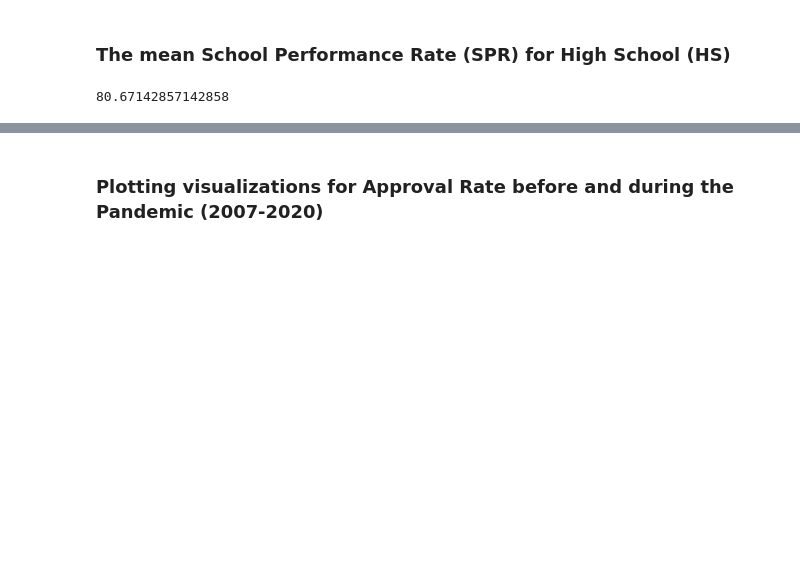
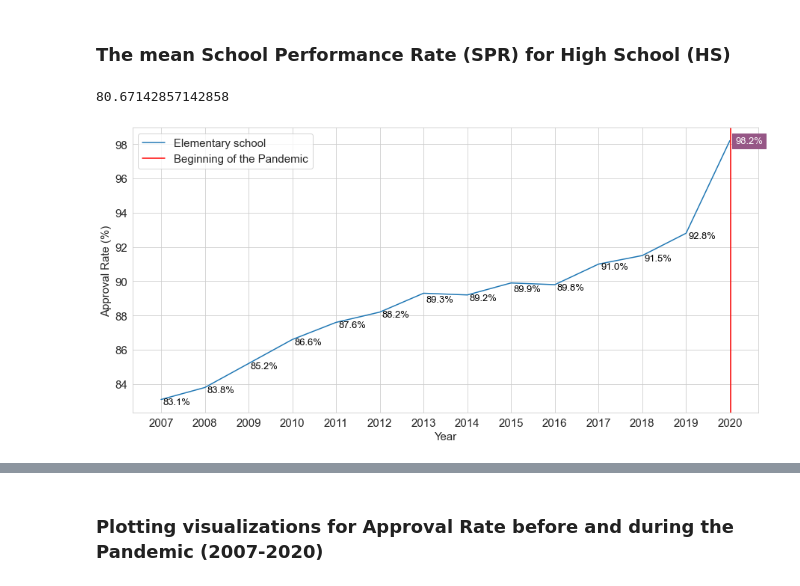
Before and after one commit to aianshay/covid-impacts-on-education, a Jupyter notebook: viz_rq1_rq2.ipynb, the cells around one changed output, grey strips where cells are left out. Drawn from its saved outputs; the diff is of its cells as text; code cells hidden in the pictures; blank space fills up the shorter version.

Commit message:
Changing graphs from regplot to lineplot

```diff
--- a/viz_rq1_rq2.ipynb
+++ b/viz_rq1_rq2.ipynb
@@ -51,0 +47,75 @@ markersize=9
+# %%
+# Constants
+x_2020_shift = 0.13
+y_2020_shift = 0.15
+markersize=9
+
+x_shift = 0.05
+y_shift = 0.3
+y_2010_shift = 0.5
+y_2013_shift = 0.5
+y_2015_shift = 0.5
+y_2017_shift = 0.5
+# %%
+sns.set_style("whitegrid")
+plt.figure(figsize=(15,7))
+
+# plt.title("Elementary School Approval Rate before and during the COVID-19 Pandemic")
+ax = sns.lineplot(data=data, x='Ano', y='Total - EF', label="Elementary school")
+
+ax.set(xticks=data.Ano.values)
+
+plt.rcParams.update({'font.size': 13})
+
+y_2020_EM = data[data['Ano']==2020]['Total - EF'].iloc[0]
+plt.text(2020+x_2020_shift, y_2020_EM-y_2020_shift, '{:.1f}%'.format(y_2020_EM), color='white').set_backgroundcolor('#965786')
+
+y_2019_EM = data[data['Ano']==2019]['Total - EF'].iloc[0]
+plt.text(2019+x_shift, y_2019_EM-y_shift, '{:.1f}%'.format(y_2019_EM), color='black')
+
+y_2018_EM = data[data['Ano']==2018]['Total - EF'].iloc[0]
+plt.text(2018+x_shift, y_2018_EM-y_shift, '{:.1f}%'.format(y_2018_EM), color='black')
+
+y_2017_EM = data[data['Ano']==2017]['Total - EF'].iloc[0]
+plt.text(2017+x_shift, y_2017_EM-y_shift, '{:.1f}%'.format(y_2017_EM), color='black')
+
+y_2016_EM = data[data['Ano']==2016]['Total - EF'].iloc[0]
+plt.text(2016+x_shift, y_2016_EM-y_shift, '{:.1f}%'.format(y_2016_EM), color='black')
+
+y_2015_EM = data[data['Ano']==2015]['Total - EF'].iloc[0]
+plt.text(2015+x_shift, y_2015_EM-y_2015_shift, '{:.1f}%'.format(y_2015_EM), color='black')
+
+y_2014_EM = data[data['Ano']==2014]['Total - EF'].iloc[0]
+plt.text(2014+x_shift, y_2014_EM-y_shift, '{:.1f}%'.format(y_2014_EM), color='black')
+
+y_2013_EM = data[data['Ano']==2013]['Total - EF'].iloc[0]
+plt.text(2013+x_shift, y_2013_EM-y_2013_shift, '{:.1f}%'.format(y_2013_EM), color='black')
+
+y_2012_EM = data[data['Ano']==2012]['Total - EF'].iloc[0]
+plt.text(2012+x_shift, y_2012_EM-y_shift, '{:.1f}%'.format(y_2012_EM), color='black')
+
+y_2011_EM = data[data['Ano']==2011]['Total - EF'].iloc[0]
+plt.text(2011+x_shift, y_2011_EM-y_shift, '{:.1f}%'.format(y_2011_EM), color='black')
+
+y_2010_EM = data[data['Ano']==2010]['Total - EF'].iloc[0]
+plt.text(2010+x_shift, y_2010_EM-y_shift, '{:.1f}%'.format(y_2010_EM), color='black')
+
+y_2009_EM = data[data['Ano']==2009]['Total - EF'].iloc[0]
+plt.text(2009+x_shift, y_2009_EM-y_shift, '{:.1f}%'.format(y_2009_EM), color='black')
+
+y_2008_EM = data[data['Ano']==2008]['Total - EF'].iloc[0]
+plt.text(2008+x_shift, y_2008_EM-y_shift, '{:.1f}%'.format(y_2008_EM), color='black')
+
+y_2007_EM = data[data['Ano']==2007]['Total - EF'].iloc[0]
+plt.text(2007+x_shift, y_2007_EM-y_shift, '{:.1f}%'.format(y_2007_EM), color='black')
+
+plt.xlabel("Year")
+plt.ylabel("Approval Rate (%)")
+plt.axvline(x=2020.025, label="Beginning of the Pandemic", color="red", linestyle='-')
+
+plt.rcParams.update({'font.size': 15})
+
+plt.legend()
+plt.show()
+# %% [output]
+[figure, added]
```
Also changed, not shown: parts of 12 cells of this notebook.
